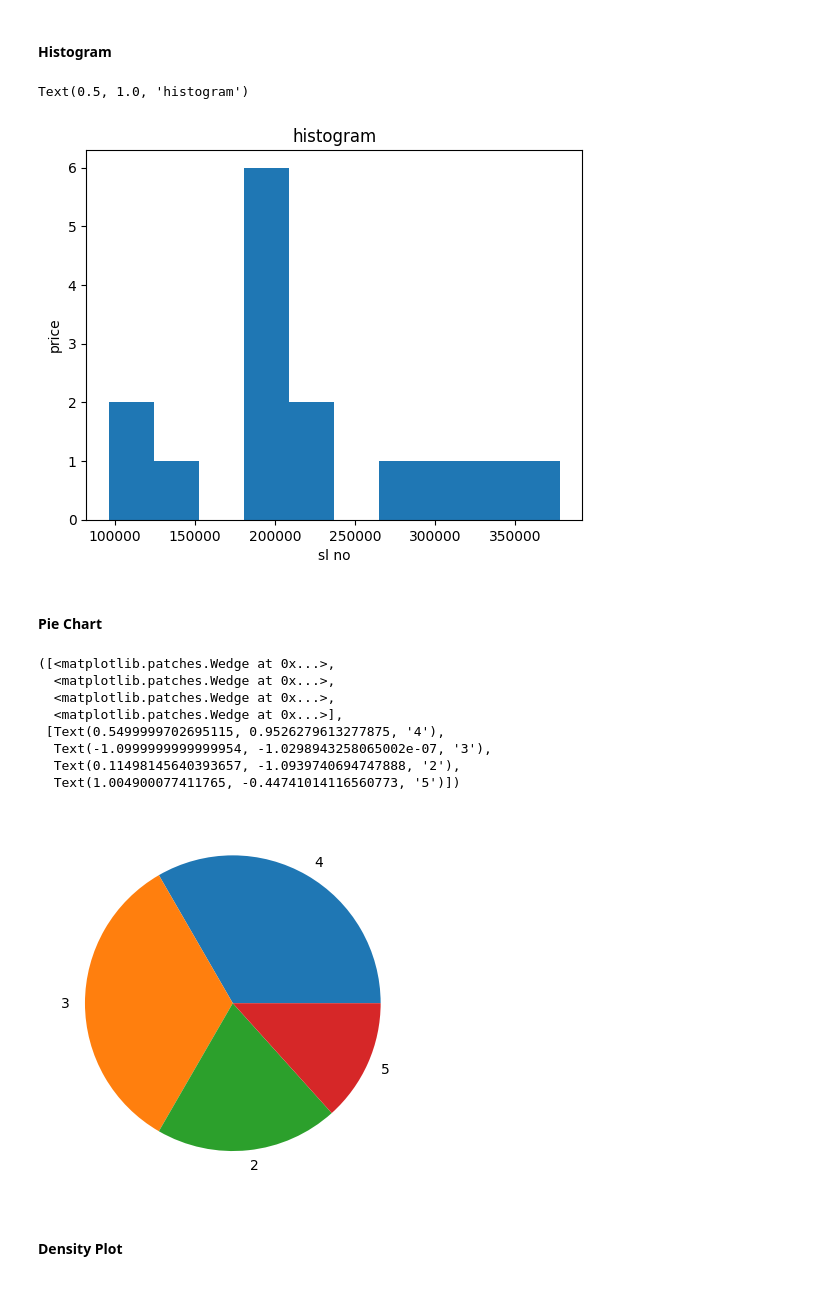
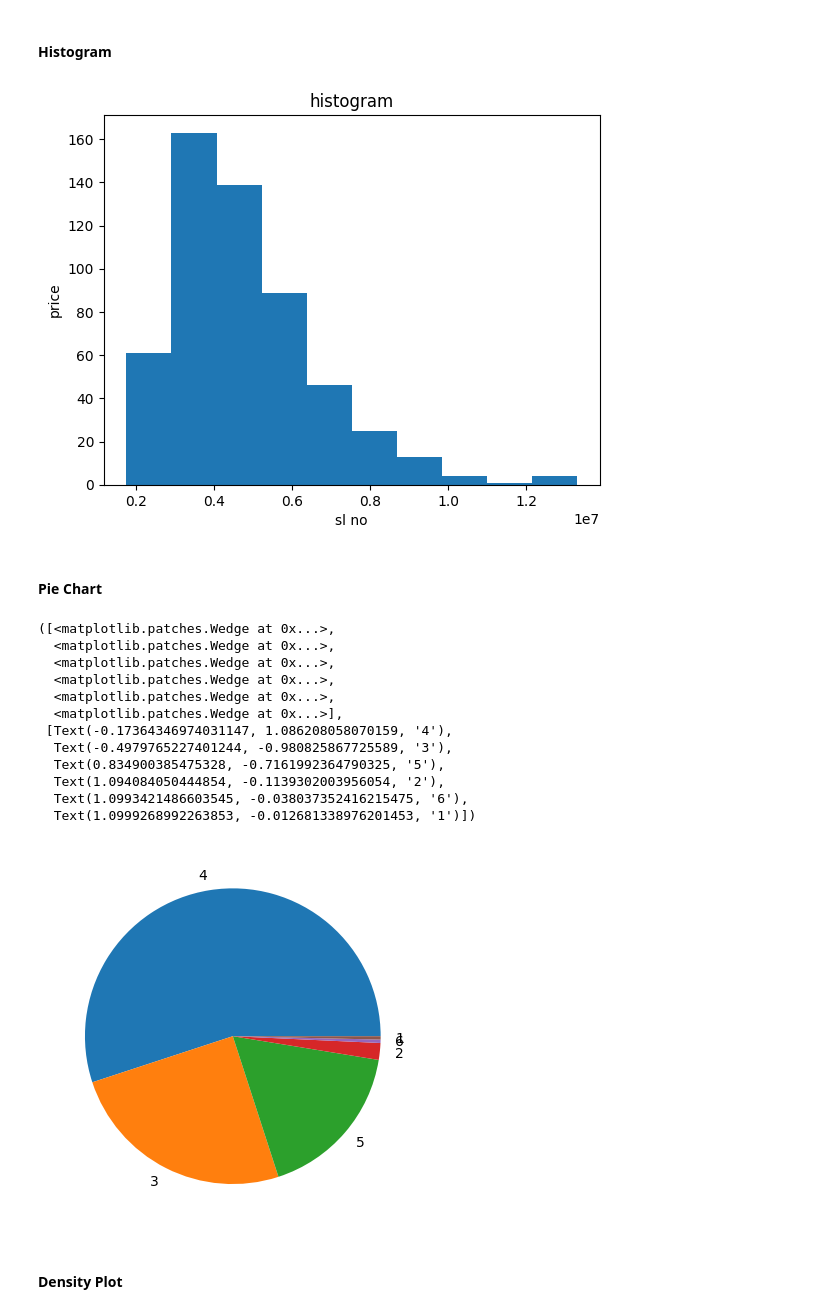
Before and after one commit to klnlokeshkumar/sem6, a Jupyter notebook: 08.ML_LAB/programs/week04.ipynb, the cells around one changed output. Cells and saved outputs as stored; diff of their text form; code cells hidden in the pictures.

```diff
--- a/08.ML_LAB/programs/week04.ipynb
+++ b/08.ML_LAB/programs/week04.ipynb
@@ -43,6 +43,6 @@ import matplotlib.pyplot as plt
 # %% [markdown]
 #### Load Data
 # %%
-df = pd.read_csv("housing_price_dataset.csv")
+df = pd.read_csv("assets/Housing.csv")
 df.head()
 # %% [output]
@@ -154,5 +162,5 @@ print(df)
 # %%
-df.YearBuilt.fillna(df['YearBuilt'].mean(), inplace = True)
+df.area.fillna(df['area'].mean(), inplace = True)
 print(df.isnull().sum())
 # print("")
 # df.Price.fillna(df['Price'].mean(), inplace = True)
@@ -260,28 +289,32 @@ import matplotlib as mpl
 # %% [markdown]
 #### Histogram
 # %%
-plt.hist(df['Price'])
+plt.hist(df['price'], bins=10)
 plt.xlabel('sl no')
 plt.ylabel('price')
 plt.title('histogram')
+plt.show()
 # %% [output]
-Text(0.5, 1.0, 'histogram')
-[figure, old version]
+[figure, new version]
 # %% [markdown]
 #### Pie Chart
 # %%
 # TENURE = '2000', '2004', '2005', '2011', '2017'
-plt.pie(df['Bedrooms'].value_counts(), labels=df['Bedrooms'].unique())
+plt.pie(df['bedrooms'].value_counts(), labels=df['bedrooms'].unique())
 # %% [output]
 ([<matplotlib.patches.Wedge at 0x...>,
   <matplotlib.patches.Wedge at 0x...>,
   <matplotlib.patches.Wedge at 0x...>,
+  <matplotlib.patches.Wedge at 0x...>,
+  <matplotlib.patches.Wedge at 0x...>,
   <matplotlib.patches.Wedge at 0x...>],
- [Text(0.5499999702695115, 0.9526279613277875, '4'),
-  Text(-1.0999999999999954, -1.0298943258065002e-07, '3'),
-  Text(0.11498145640393657, -1.0939740694747888, '2'),
-  Text(1.004900077411765, -0.44741014116560773, '5')])
+ [Text(-0.17364346974031147, 1.086208058070159, '4'),
+  Text(-0.4979765227401244, -0.980825867725589, '3'),
+  Text(0.834900385475328, -0.7161992364790325, '5'),
+  Text(1.094084050444854, -0.1139302003956054, '2'),
+  Text(1.0993421486603545, -0.038037352416215475, '6'),
+  Text(1.0999268992263853, -0.012681338976201453, '1')])
-[figure, old version]
+[figure, new version]
 # %% [markdown]
 #### Density Plot
 # %%
```
Also changed, not shown: parts of 22 cells of this notebook, 4 other files.
